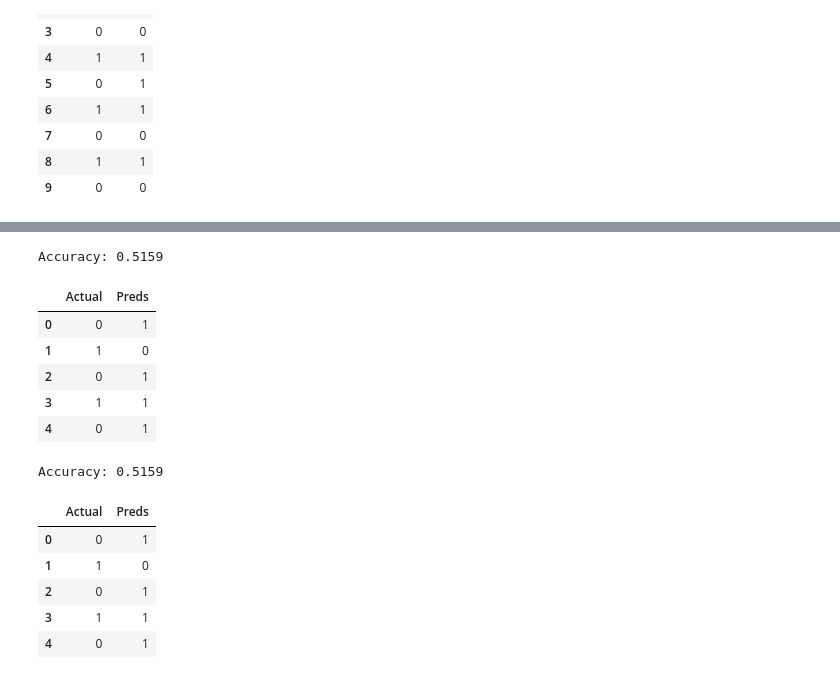
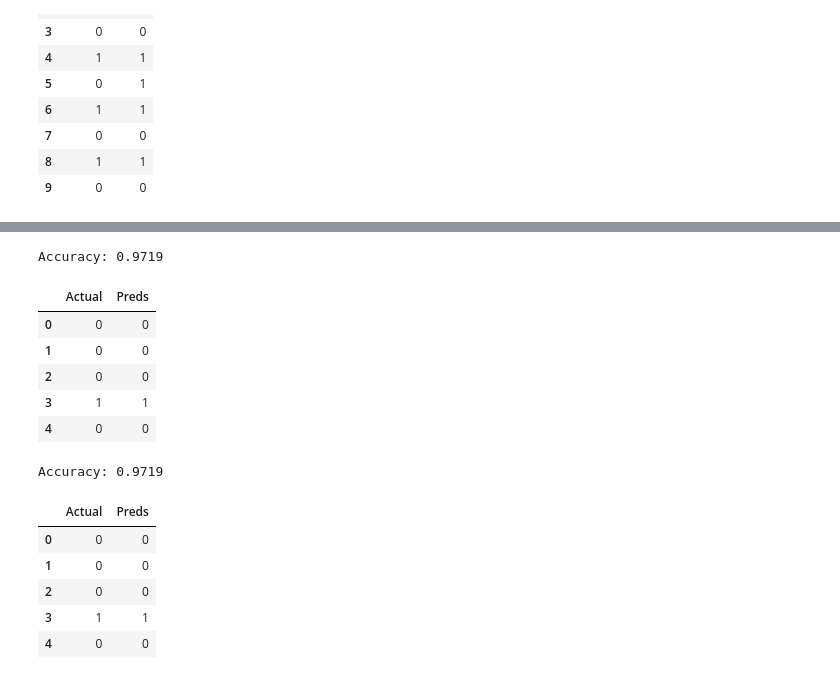
Before and after one commit to andrewmalley725/ml-from-scratch, a Jupyter notebook: CART/cart.ipynb, the cells around one changed output, grey strips where cells are left out. Drawn from its saved outputs; the diff is of its cells as text; code cells hidden in the pictures.

Commit message:
classification tree

```diff
--- a/CART/cart.ipynb
+++ b/CART/cart.ipynb
@@ -215,24 +67,24 @@ plt.scatter(X[:,0], X[:,1], c=y)
 # %%
-tree = ClassificationTree(max_depth=2)
-tree.fit(X, y)
-preds = tree.predict(X)
+tree_xor = ClassificationTree(max_depth=6)
+tree_xor.fit(X, y)
+preds = tree_xor.predict(X)
 
 df_res = pd.DataFrame({'Actual': y,'Preds':preds})
 
 print(f'Accuracy: {np.mean(preds == y)}')
 df_res.head()
 # %% [output]
-Accuracy: 0.5159
+Accuracy: 0.9719
 |  | Actual | Preds |
-| 0 | 0 | 1 |
-| 1 | 1 | 0 |
-| 2 | 0 | 1 |
+| 0 | 0 | 0 |
+| 1 | 0 | 0 |
+| 2 | 0 | 0 |
 | 3 | 1 | 1 |
-| 4 | 0 | 1 |
+| 4 | 0 | 0 |
 # %%
 from sklearn.tree import DecisionTreeClassifier
 
-clf = DecisionTreeClassifier(max_depth=2)
+clf = DecisionTreeClassifier(max_depth=6)
 
 clf.fit(X,y)
 preds = clf.predict(X)
@@ -242,10 +94,10 @@ df_res = pd.DataFrame({'Actual': y,'Preds':preds})
 print(f'Accuracy: {np.mean(preds == y)}')
 df_res.head()
 # %% [output]
-Accuracy: 0.5159
+Accuracy: 0.9719
 |  | Actual | Preds |
-| 0 | 0 | 1 |
-| 1 | 1 | 0 |
-| 2 | 0 | 1 |
+| 0 | 0 | 0 |
+| 1 | 0 | 0 |
+| 2 | 0 | 0 |
 | 3 | 1 | 1 |
-| 4 | 0 | 1 |
+| 4 | 0 | 0 |
```
Also changed, not shown: parts of 9 cells of this notebook, 1 other file.
